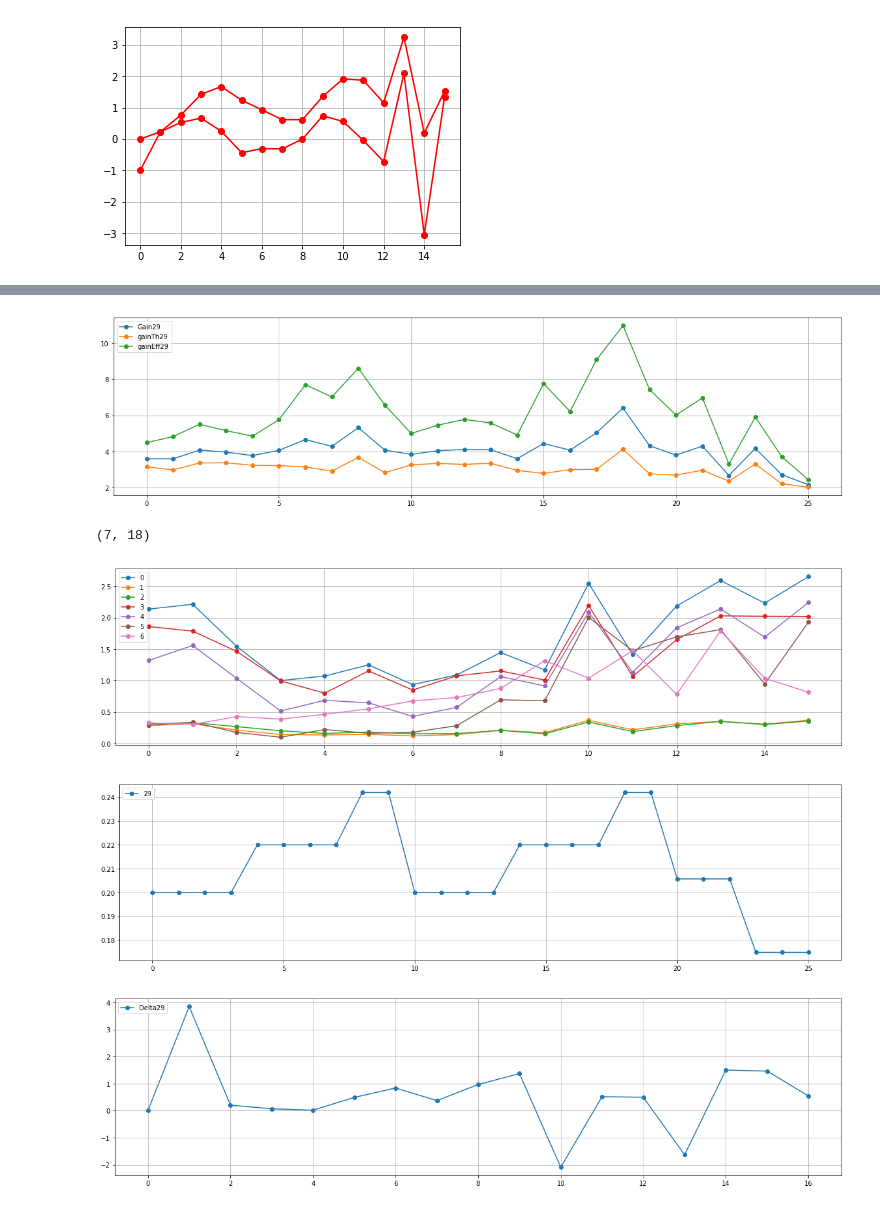
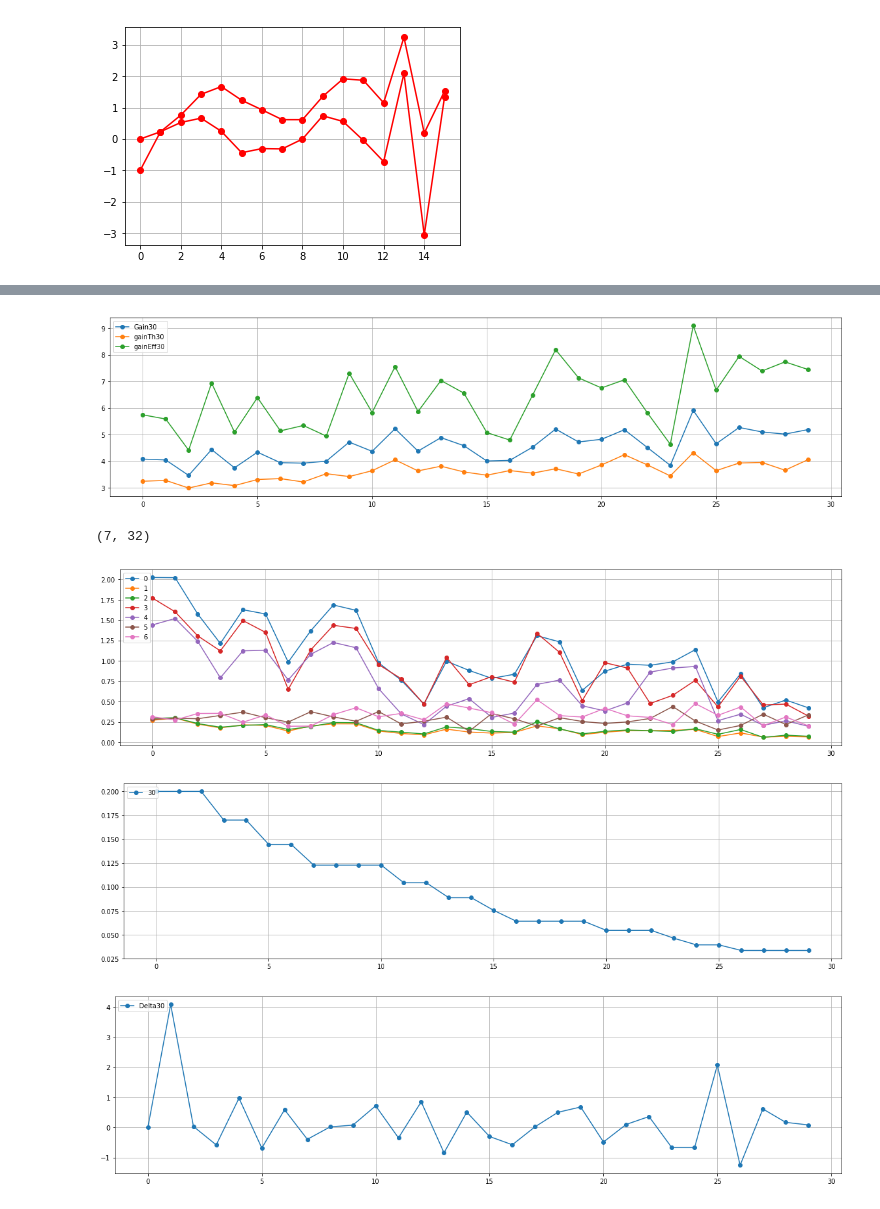
Before and after one commit to AndreeaStefan/SmartuistWrapper, a Jupyter notebook: evaluation/PlotResults.ipynb, the cells around one changed output, grey strips where cells are left out. Drawn from its saved outputs; the diff is of its cells as text; code cells hidden in the pictures.

Commit message:
PLAYER 30; delta threshold 0.3

```diff
--- a/evaluation/PlotResults.ipynb
+++ b/evaluation/PlotResults.ipynb
@@ -111,13 +111,13 @@ plt.show()
 # player 8 = change effort
 # player 9 = same as 8
 
-players = [29]
+players = [30]
 results = []
 gradientStats = []
 path ="C:\\Users\\huber\\OneDrive\\Dokumenty\\thesis-hubert\\unity\\SmartuistWrapper\\tapResult.csv"
 pathA = "E:\\Andreea\\Projects\\Git\\SmartsuitWrapper\\SmartuistWrapper\\tapResult.csv"
 pathStats ="C:\\Users\\huber\\OneDrive\\Dokumenty\\thesis-hubert\\unity\\SmartuistWrapper\\tapResult.csv"
-pathStatsA = "E:\\Andreea\\Projects\\Git\\SmartsuitWrapper\\SmartuistWrapper\\GradientStats.csv"
+pathStatsA = "E:\\Andreea\\Projects\\Git\\SmartsuitWrapper\\SmartuistWrapper\\GradientStats2.txt"
 plt.rcParams['figure.figsize'] = [20, 5]
 # read tap results / player
 results = [0] * 100
@@ -199,7 +199,7 @@ Total time 3.5710333333333333
 # %%
 # gain
 
-players = [29]
+
 plt.rcParams['figure.figsize'] = [20, 5]
 for p in players:
     tmp = gradientStats[p]
@@ -266,38 +266,38 @@ for p in players:
     tmp = gradientStats[p]
     learningRate = []
     for words in tmp:
         learningRate.append(float(words[6]))
 
     x = list(range(0, len(learningRate)))
     plt.plot(x, learningRate, 'o-', label=p)
 
 
 plt.legend(loc='upper left')
 plt.grid(True)
 plt.show()
 
 
 # delta
 
 for p in players:
     tmp = results[p]
     delta = []
     for words in tmp:
         delta.append(float(words[30]))
 
 #     smallDeltas = delta.toList()
     delta =  [x for i, x in enumerate(delta) if i == delta.index(x)]
     x = list(range(0, len(delta)))
     plt.plot(x, delta, 'o-', label="Delta"+str(p))
 plt.legend(loc='upper left')
 plt.grid(True)
 plt.show()
 # %% [output]
-[figure, old version]
+[figure, new version]
-(7, 18)
+(7, 32)
-[figure, old version]
+[figure, new version]
-[figure, old version]
+[figure, new version]
-[figure, old version]
+[figure, new version]
 # %%
 # plt.plot(x, uniqueGain, 'go-')
 # plt.grid(True)
```
Also changed, not shown: parts of 1 cell of this notebook, 4 other files.
